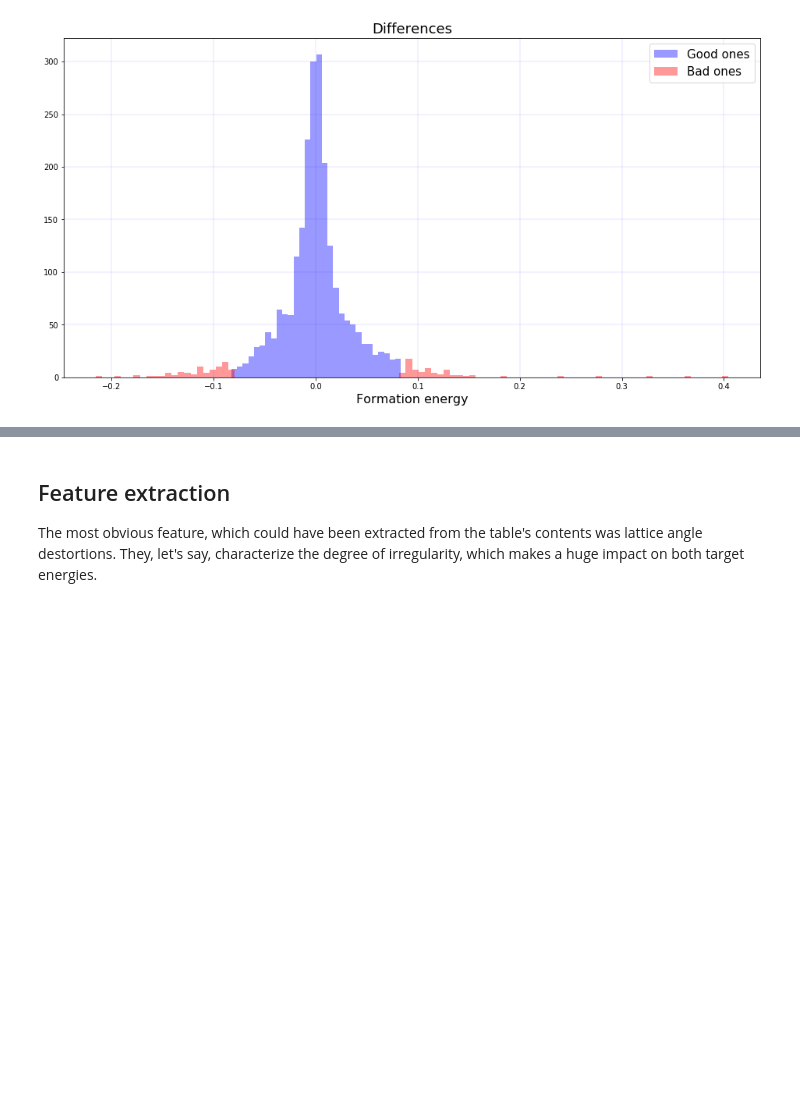
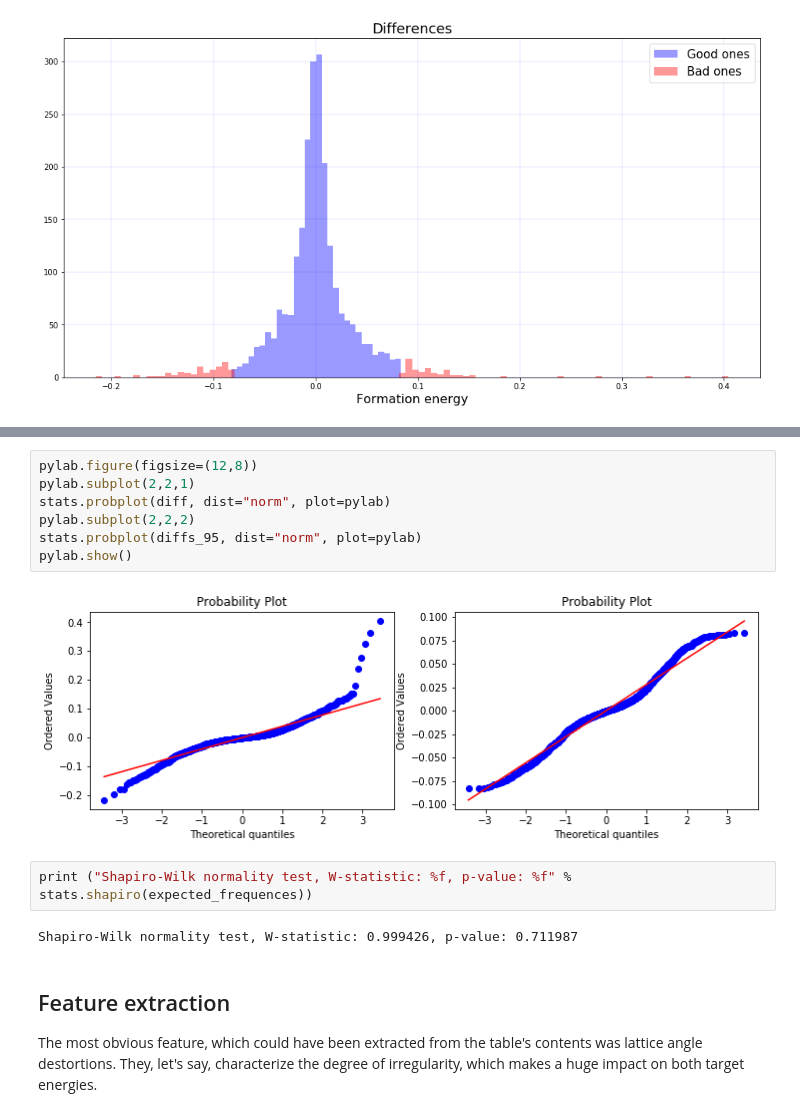
Before and after one commit to snk4tr/Nomad2018-Predicting-Transparent-Conductors, a Jupyter notebook: solution.ipynb, the cells around one changed output, grey strips where cells are left out. Saved outputs shown, nothing was run; the diff lists cells and outputs as text; blank space fills up the shorter version.

```diff
--- a/solution.ipynb
+++ b/solution.ipynb
@@ -110,3 +144,16 @@ plt.show()
+# %%
+pylab.figure(figsize=(12,8))
+pylab.subplot(2,2,1)
+stats.probplot(diff, dist="norm", plot=pylab)
+pylab.subplot(2,2,2)
+stats.probplot(diffs_95, dist="norm", plot=pylab)
+pylab.show()
+# %% [output]
+[figure, added]
+# %%
+print ("Shapiro-Wilk normality test, W-statistic: %f, p-value: %f" % stats.shapiro(expected_frequences))
+# %% [output]
+Shapiro-Wilk normality test, W-statistic: 0.999426, p-value: 0.711987
 # %% [markdown]
 ## Feature extraction
 The most obvious feature, which could have been extracted from the table's contents was lattice angle destortions. They, let's say, characterize the degree of irregularity, which makes a huge impact on both target energies.
```
Also changed, not shown: parts of 10 cells of this notebook.
